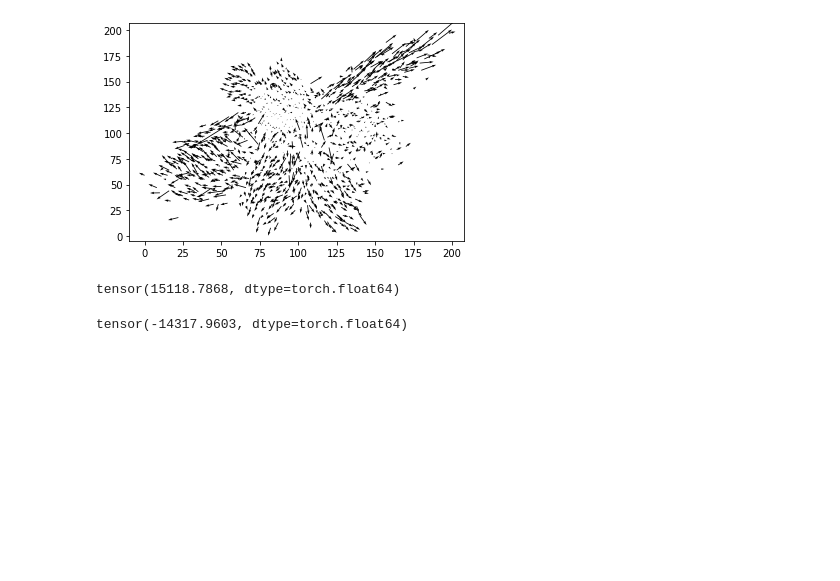
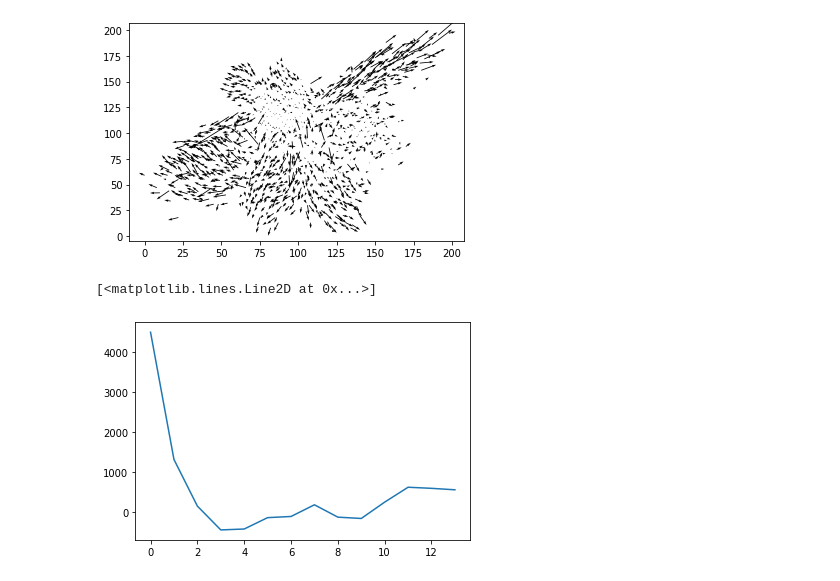
Before and after one commit to einbandi/ptsne-pytorch, a Jupyter notebook: vector-field.ipynb, the cells around one changed output. Cells and saved outputs as stored; diff of their text form; code cells hidden in the pictures; blank space fills up the shorter version.

Commit message:
added sparse grid-based divergence

```diff
--- a/vector-field.ipynb
+++ b/vector-field.ipynb
@@ -498,9 +498,37 @@ def sparse_vector_field(out_ep1, out_ep2, x_grid_dim=200, y_grid_dim=200):
     _, count_indices, counts = np.unique(indices, axis=0, return_inverse=True, return_counts=True)
     counts = torch.tensor(counts[count_indices]).unsqueeze(1)
 
-    sparse_field = torch.sparse.FloatTensor(indices.t(), flow/counts , torch.Size([x_grid_dim, y_grid_dim, 2]))
+    field = torch.sparse.FloatTensor(indices.t(), flow/counts , torch.Size([x_grid_dim, y_grid_dim, 2]))
 
-    return sparse_field.coalesce()
+    return field.coalesce()
+
+def sparse_total_divergence(out_ep1, out_ep2, x_grid_dim=200, y_grid_dim=200):
+
+    field = sparse_vector_field(out_ep1, out_ep2, x_grid_dim=x_grid_dim, y_grid_dim=y_grid_dim)
+    field = field.to_dense()
+
+    rows_most = field[:,:-1,0]
+    rows_rest = field[:,1:,0]
+    cols_most = field[:-1,:,1]
+    cols_rest = field[1:,:,1]
+
+    field_dx = rows_rest - rows_most
+    field_dy = cols_rest - cols_most
+
+    return field_dx.sum() + field_dy.sum()
+
+    x_mask = (rows_most*rows_rest).bool().int()
+    y_mask = (cols_most*cols_rest).bool().int()
+
+    div = (field_dx * x_mask).sum() + (field_dy * y_mask).sum()
+
+    return div
+# %%
+def sparse_divergence_over_time(dataset, grid_dim=100):
+    div = []
+    for i, j in zip(dataset[:-1], dataset[1:]):
+        div.append(sparse_total_divergence(i, j, x_grid_dim=grid_dim, y_grid_dim=grid_dim))
+    return np.array(div)
 # %%
 foo = sparse_vector_field(torch.tensor(coords[1]), torch.tensor(coords[2]))
 # %%
@@ -518,4 +540,0 @@ b = test[:,1:,0]
-# %%
-((a*b).bool().int() * (b-a)).sum()
-# %% [output]
-tensor(15118.7868, dtype=torch.float64)
@@ -525,4 +541,7 @@ d = test[1:,:,1]
-# %%
-((c*d).bool().int() * (d-c)).sum()
-# %% [output]
-tensor(-14317.9603, dtype=torch.float64)
+# %%
+divs = sparse_divergence_over_time(torch.tensor(coords), grid_dim=20)
+# %%
+plt.plot(divs)
+# %% [output]
+[<matplotlib.lines.Line2D at 0x...>]
+[figure, added]
```
Also changed, not shown: parts of 4 cells of this notebook.
